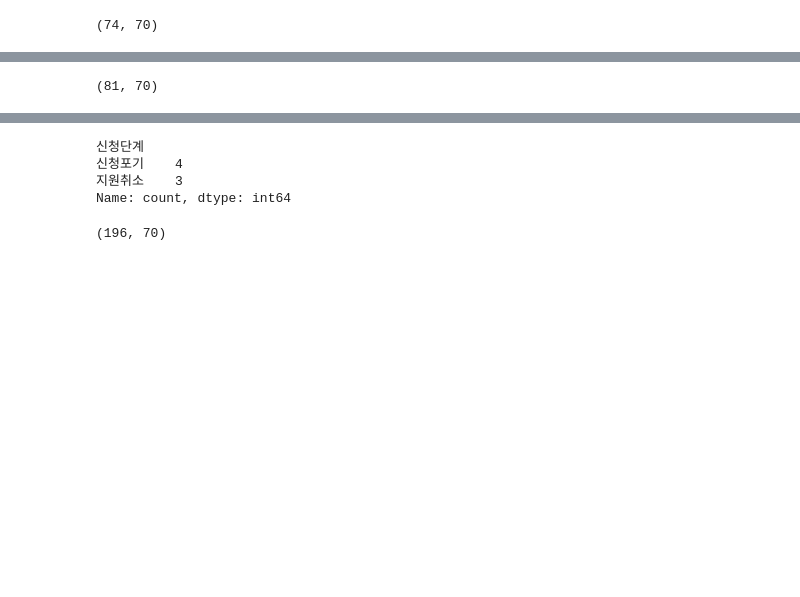
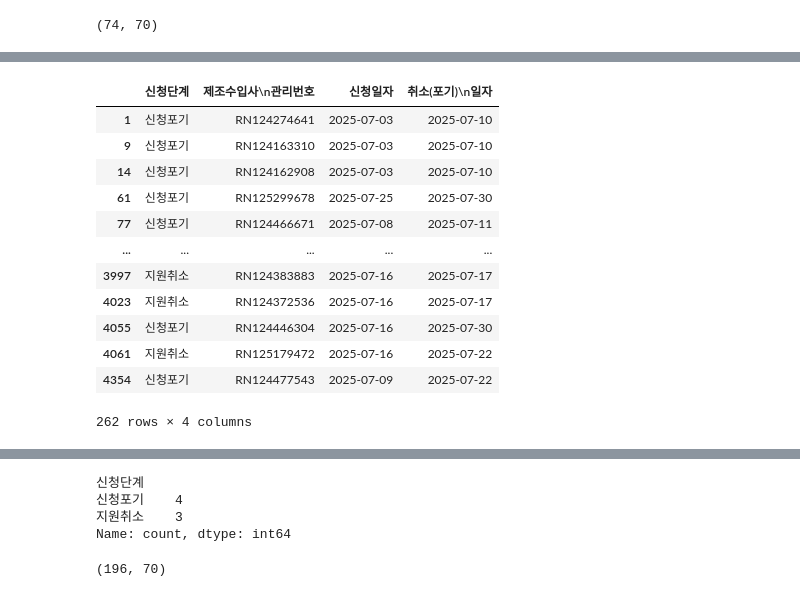
Before and after one commit to Glen-Lee-glitch/greet_streamlit, a Jupyter notebook: test.ipynb, the cells around one changed output, grey strips where cells are left out. Cells and saved outputs as stored; diff of their text form; code cells hidden in the pictures; blank space fills up the shorter version.

Commit message:
보고서 수정 및 파일 최신화(미신청건 추가)

```diff
--- a/test.ipynb
+++ b/test.ipynb
@@ -20,11 +43,33 @@ df = pd.read_excel()
 # %%
-df = pd.read_excel('C:/Users/HP/Downloads/EV업데이트 0730 1803.xlsx')
-
+df = pd.read_excel('Q3.xlsx', sheet_name='PipeLine')
+df_complete = pd.read_excel('C:/Users/HP/Downloads/EV업데이트 0731 1819.xlsx')
+df_fail = pd.read_excel('Q3.xlsx', sheet_name='미신청건')
 except_list = ['승인불가', '신청포기', '지원취소']
 
-df = df[~df['신청단계'].isin(except_list)]
-df = df[df['신청일자'] == '2025-07-30']
+fail_rn = df_fail['RN'].tolist()
 
-df.shape
+success_rn = df[~df['RN'].isin(fail_rn)]['RN'].tolist()
+
+# '제조수입사\n관리번호'가 1개만 존재하는 경우만 필터링
+single_rn = df_complete['제조수입사\n관리번호'].value_counts()
+single_rn = single_rn[single_rn == 1].index.tolist()
+
+df_complete[
+    (df_complete['제조수입사\n관리번호'].isin(success_rn)) &
+    (df_complete['신청단계'].isin(except_list)) &
+    (df_complete['제조수입사\n관리번호'].isin(single_rn))
+][['신청단계', '제조수입사\n관리번호', '신청일자', '취소(포기)\n일자']]
 # %% [output]
+|  | 신청단계 | 제조수입사\n관리번호 | 신청일자 | 취소(포기)\n일자 |
+| 1 | 신청포기 | RN124274641 | 2025-07-03 | 2025-07-10 |
+| 9 | 신청포기 | RN124163310 | 2025-07-03 | 2025-07-10 |
+| 14 | 신청포기 | RN124162908 | 2025-07-03 | 2025-07-10 |
+| 61 | 신청포기 | RN125299678 | 2025-07-25 | 2025-07-30 |
+| 77 | 신청포기 | RN124466671 | 2025-07-08 | 2025-07-11 |
+| ... | ... | ... | ... | ... |
+| 3997 | 지원취소 | RN124383883 | 2025-07-16 | 2025-07-17 |
+| 4023 | 지원취소 | RN124372536 | 2025-07-16 | 2025-07-17 |
+| 4055 | 신청포기 | RN124446304 | 2025-07-16 | 2025-07-30 |
+| 4061 | 지원취소 | RN125179472 | 2025-07-16 | 2025-07-22 |
+| 4354 | 신청포기 | RN124477543 | 2025-07-09 | 2025-07-22 |
-(81, 70)
+262 rows × 4 columns
```
Also changed, not shown: parts of 7 cells of this notebook, 4 other files.
